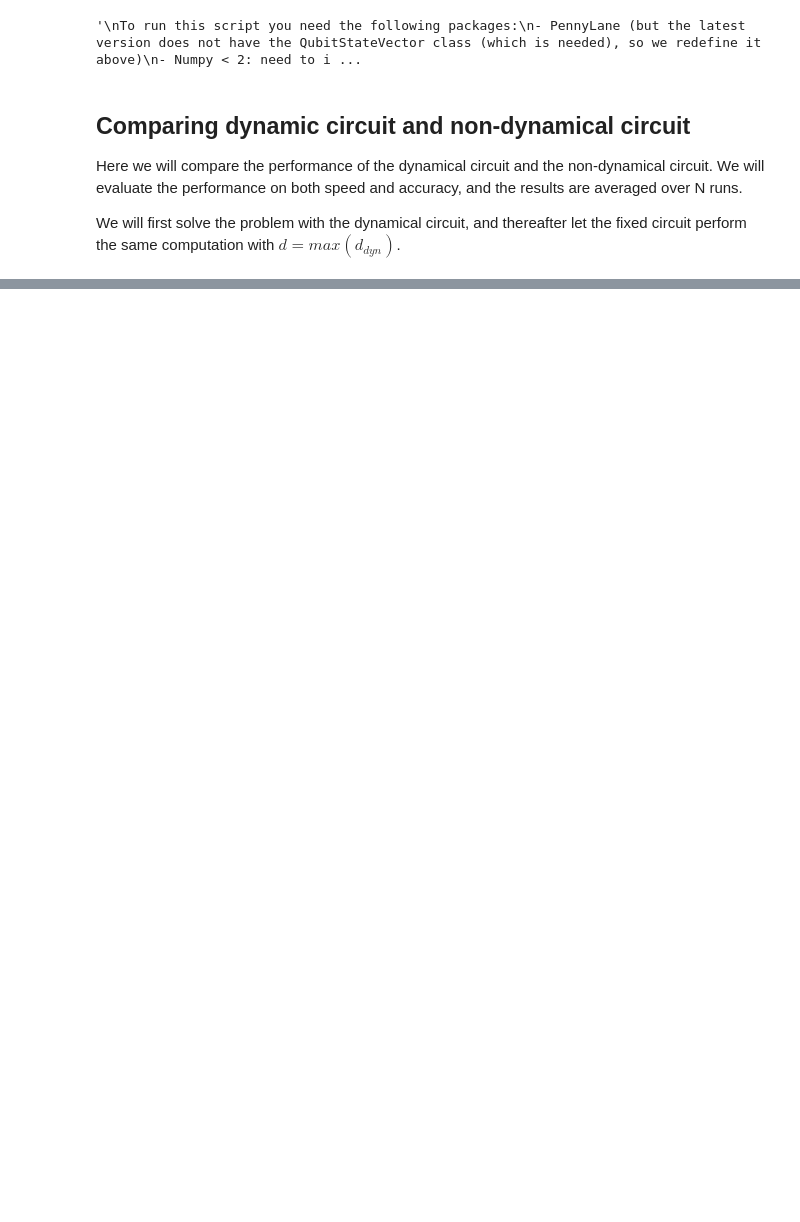
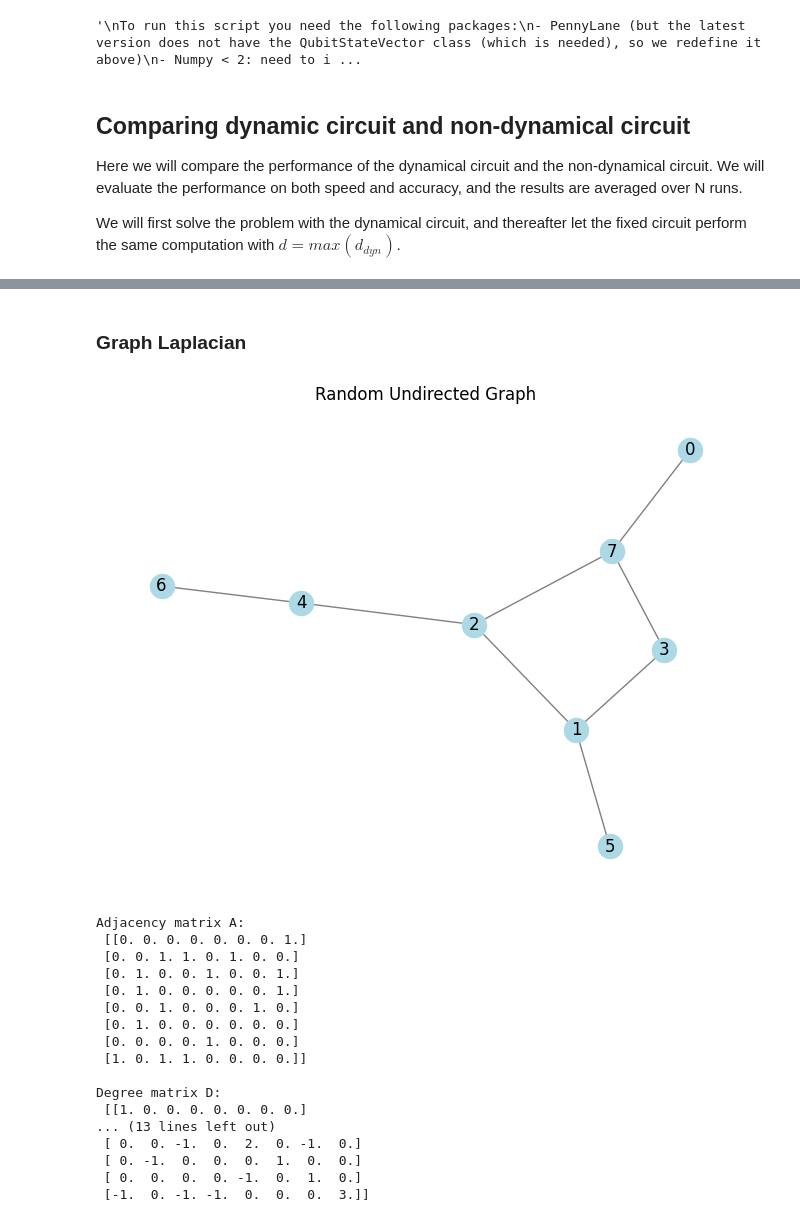
Before and after one commit to llwcybwy/VariationalLinearQuantumSolver, a Jupyter notebook: compare.ipynb, the cells around one changed output, grey strips where cells are left out. Saved outputs shown, nothing was run; the diff lists cells and outputs as text; code cells hidden in the pictures; blank space fills up the shorter version.

```diff
--- a/compare.ipynb
+++ b/compare.ipynb
@@ -114,0 +160,49 @@ plt.show()
+# %% [markdown]
+### Graph Laplacian
+# %%
+import networkx as nx
+
+n_nodes = 8  # for 3 qubits, we have 2^3 = 8 nodes
+edge_prob = 0.5  # Probability for edge creation
+
+# Step 1: Generate a random undirected graph (Erdős–Rényi model)
+G = nx.erdos_renyi_graph(n=n_nodes, p=edge_prob)
+
+# Step 2: Compute the adjacency matrix A
+A = nx.to_numpy_array(G)
+
+# Step 3: Compute the degree matrix D
+D = np.diag(A.sum(axis=1))
+
+# Step 4: Compute the unnormalized Laplacian L = D - A
+L = D - A
+
+# Step 5 (optional): Visualize the graph and the matrix
+nx.draw(G, with_labels=True, node_color='lightblue', edge_color='gray')
+plt.title("Random Undirected Graph")
+plt.show()
+
+print("Adjacency matrix A:\n", A)
+print("\nDegree matrix D:\n", D)
+print("\nGraph Laplacian L = D - A:\n", L)
+
+b = np.ones(8)/np.sqrt(8)  # Initialize b as a uniform distribution over the basis states
+# %% [output]
+[figure, added]
+Adjacency matrix A:
+ [[0. 0. 0. 0. 0. 0. 0. 1.]
+ [0. 0. 1. 1. 0. 1. 0. 0.]
+ [0. 1. 0. 0. 1. 0. 0. 1.]
+ [0. 1. 0. 0. 0. 0. 0. 1.]
+ [0. 0. 1. 0. 0. 0. 1. 0.]
+ [0. 1. 0. 0. 0. 0. 0. 0.]
+ [0. 0. 0. 0. 1. 0. 0. 0.]
+ [1. 0. 1. 1. 0. 0. 0. 0.]]
+
+Degree matrix D:
+ [[1. 0. 0. 0. 0. 0. 0. 0.]
+... (13 lines left out)
+ [ 0.  0. -1.  0.  2.  0. -1.  0.]
+ [ 0. -1.  0.  0.  0.  1.  0.  0.]
+ [ 0.  0.  0.  0. -1.  0.  1.  0.]
+ [-1.  0. -1. -1.  0.  0.  0.  3.]]
```
Also changed, not shown: parts of 6 cells of this notebook.
